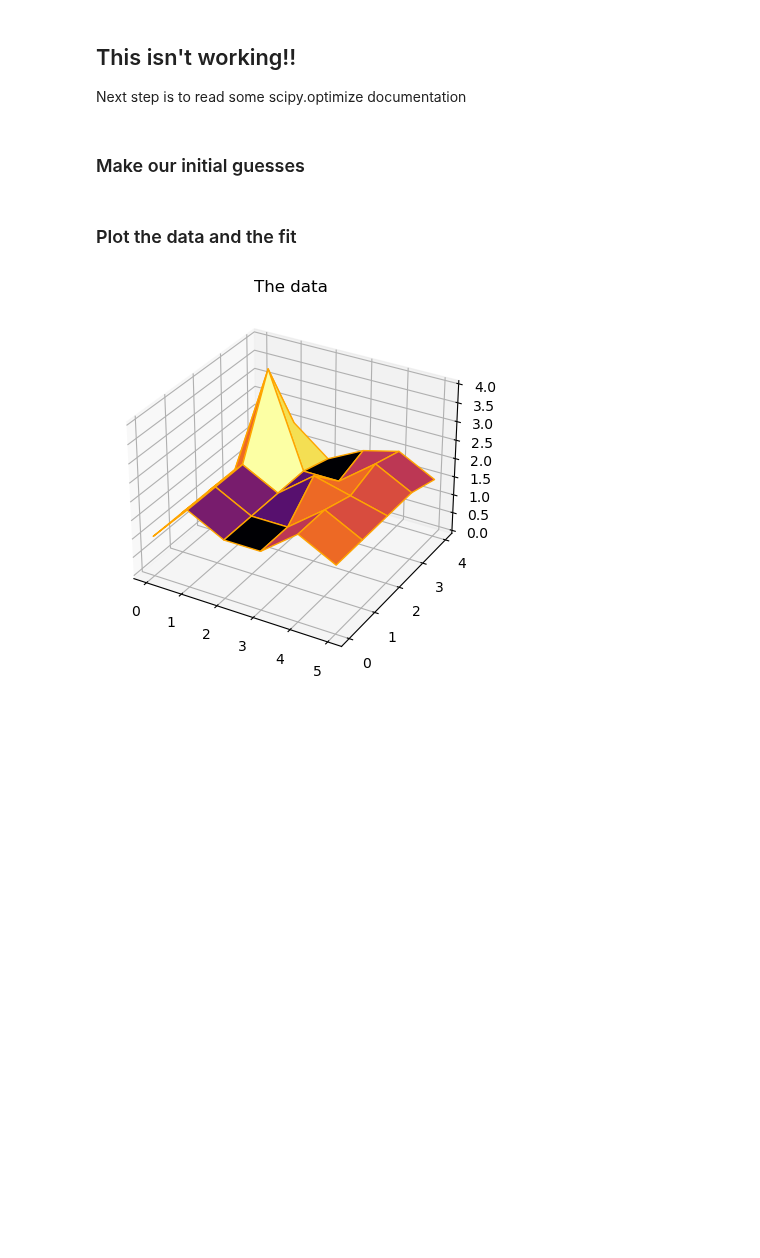
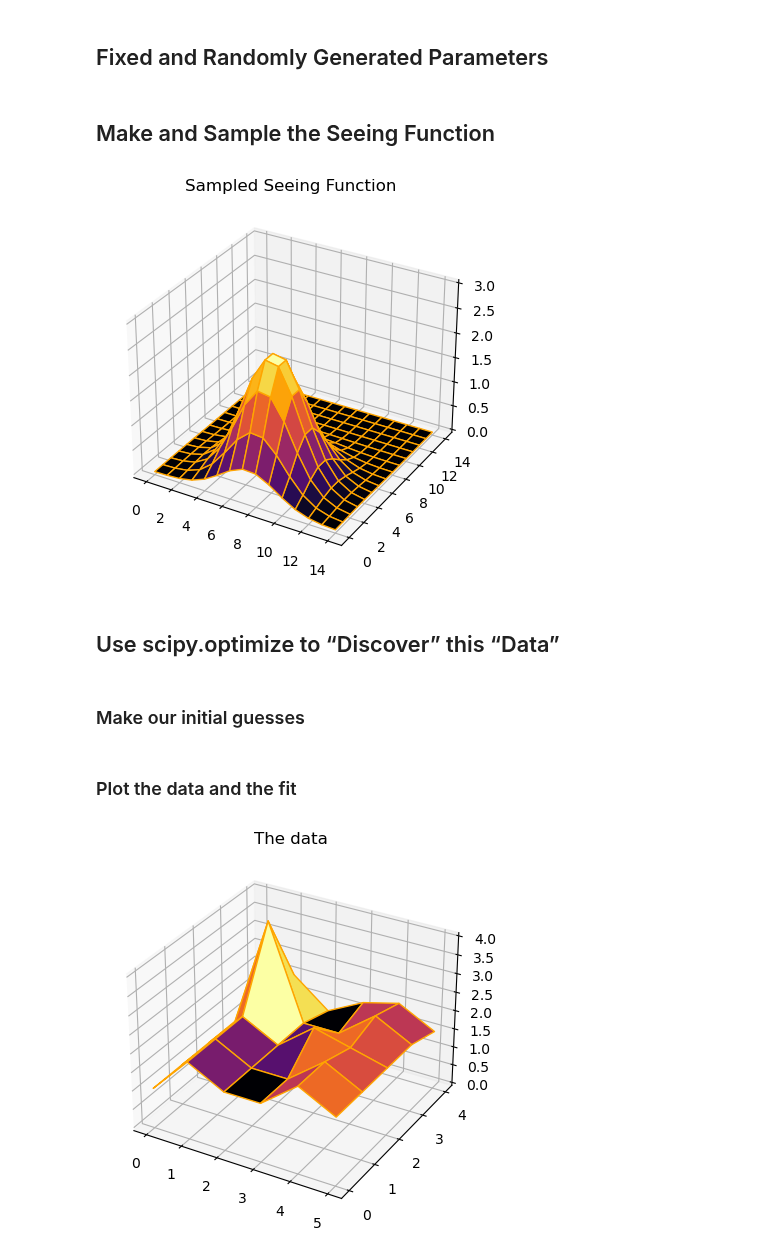
Before and after one commit to brianhill/transient-astronomy, a Jupyter notebook: dev/SimpleParameterEstimation.ipynb, the cells around one changed output. Cells and saved outputs as stored; diff of their text form; code cells hidden in the pictures; blank space fills up the shorter version.

Commit message:
Back to basics using scipy.optimization.

```diff
--- a/dev/SimpleParameterEstimation.ipynb
+++ b/dev/SimpleParameterEstimation.ipynb
@@ -1,4 +1,73 @@
+# %% [markdown]
+## Fixed and Randomly Generated Parameters
+# %%
+import numpy as np
+import matplotlib.pyplot as plt
+import math
+
+fwhm = 5
+box_size = 15
+
+## The seeing function will be centered somewhere in x- and y-positions 3 to 11, inclusive
+
+# x0 = np.random.uniform(3, 11)
+# y0 = np.random.uniform(3, 11)
+
+## The seeing function height will be between 1 and 3
+
+# h0 = np.random.uniform(1, 3)
+
+## Just hard-code these three parameters for now
+
+(x0, y0, h0) = (7.4, 3.5, 2.5)
+# %% [markdown]
+## Make and Sample the Seeing Function
+# %%
+sigma_squared = (fwhm / 2)**2 / math.log(2)
+
+def centered_seeing_function(x, y):
+    distance_squared = x**2 + y**2
+    return math.exp(-distance_squared / sigma_squared)
+
+def make_seeing_function(h0, x0, y0):
+    def seeing_function(x, y):
+        return h0 * centered_seeing_function(x - x0, y - y0)
+
+    return seeing_function
+
+seeing_function = make_seeing_function(h0, x0, y0)
+
+x_positions = range(box_size)
+y_positions = range(box_size)
+
+samples = [[seeing_function(i, j) for i in x_positions] for j in y_positions]
+
+x = np.outer(x_positions, np.ones(box_size)).T
+y = np.outer(y_positions, np.ones(box_size))
+data = np.array(samples)
+
+fig = plt.figure()
+
+# syntax for 3-D plotting
+ax = plt.axes(projection='3d')
+ax.plot_surface(x, y, z, cmap='inferno', edgecolor='orange')
+ax.set_title('Sampled Seeing Function')
+ax.axes.set_zlim3d(bottom=0, top=3)
+
+plt.show()
+
+# The numpy convention when converting a nested list to an array is
+# that the most-rapidly varying index stays last, which sort of makes sense.
+#
+# To be concrete, samples[int(y0)][int(x0)] will be near the peak:
+#
+# inty0 = int(y0)
+# intx0 = int(x0)
+#
+# (samples[inty0][intx0], data[inty0, intx0], h0)
+#
+# The above few lines will reveal values that are nearly h0.
+# %% [output]
+[figure, added]
 # %% [markdown]
-## This isn't working!!
-
-Next step is to read some scipy.optimize documentation
+## Use scipy.optimize to &ldquo;Discover&rdquo; this &ldquo;Data&rdquo;
```
Also changed, not shown: parts of 3 cells of this notebook.
